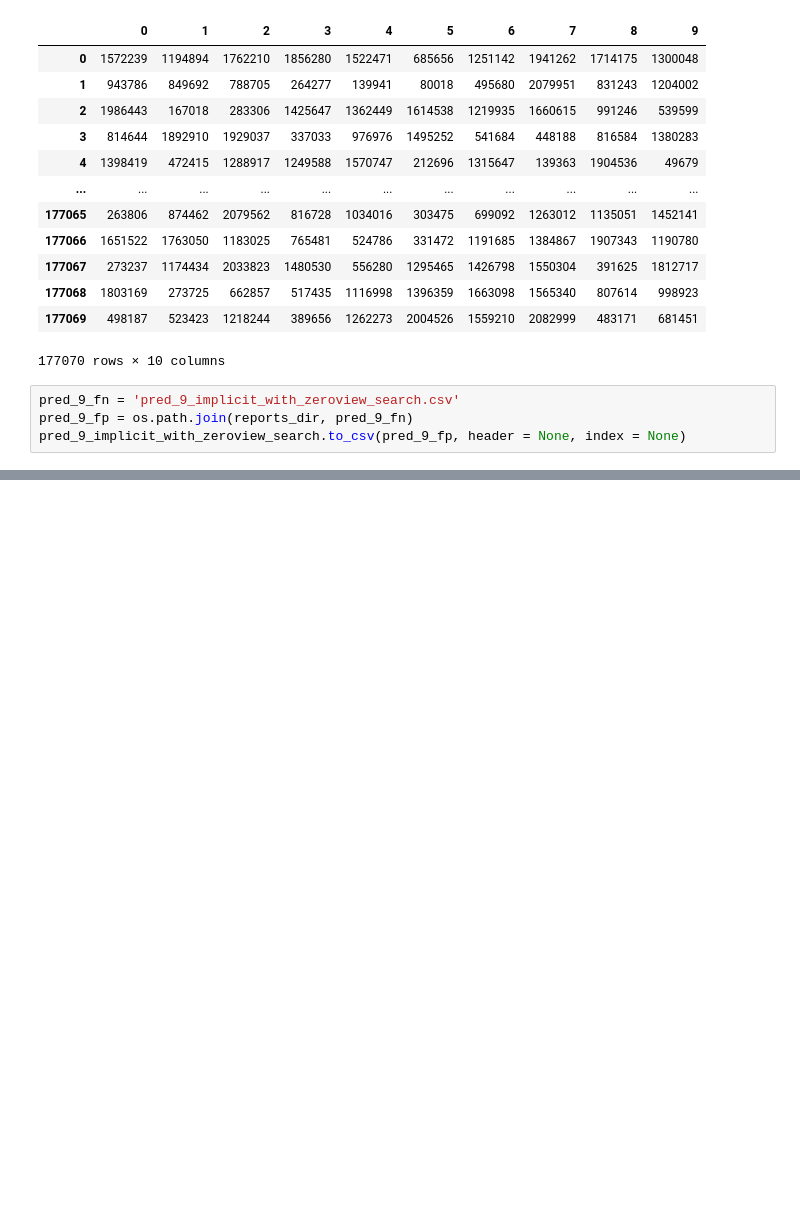
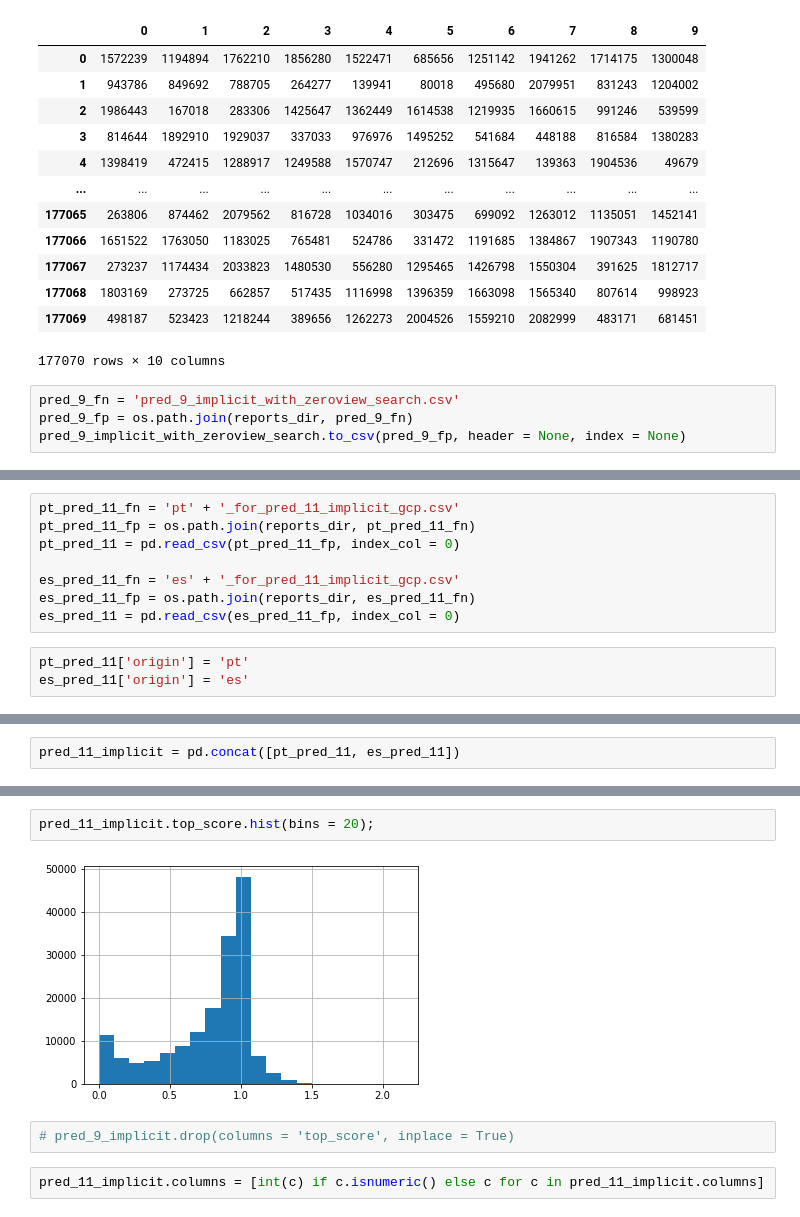
Before and after one commit to hitoshinagano/MercadoLibre_2020, a Jupyter notebook: notebooks/blender_implicit_with_search.ipynb, the cells around one changed output, grey strips where cells are left out. Drawn from its saved outputs; the diff is of its cells as text; blank space fills up the shorter version.

```diff
--- a/notebooks/blender_implicit_with_search.ipynb
+++ b/notebooks/blender_implicit_with_search.ipynb
@@ -462,0 +677,11 @@ pred_9_implicit_with_zeroview_search.to_csv(pred_9_fp, header = None, index = No
+# %%
+pt_pred_11_fn = 'pt' + '_for_pred_11_implicit_gcp.csv'
+pt_pred_11_fp = os.path.join(reports_dir, pt_pred_11_fn)
+pt_pred_11 = pd.read_csv(pt_pred_11_fp, index_col = 0)
+
+es_pred_11_fn = 'es' + '_for_pred_11_implicit_gcp.csv'
+es_pred_11_fp = os.path.join(reports_dir, es_pred_11_fn)
+es_pred_11 = pd.read_csv(es_pred_11_fp, index_col = 0)
+# %%
+pt_pred_11['origin'] = 'pt'
+es_pred_11['origin'] = 'es'
@@ -462,0 +697,2 @@ pred_9_implicit_with_zeroview_search.to_csv(pred_9_fp, header = None, index = No
+# %%
+pred_11_implicit = pd.concat([pt_pred_11, es_pred_11])
@@ -462,0 +715,8 @@ pred_9_implicit_with_zeroview_search.to_csv(pred_9_fp, header = None, index = No
+# %%
+pred_11_implicit.top_score.hist(bins = 20);
+# %% [output]
+[figure, added]
+# %%
+# pred_9_implicit.drop(columns = 'top_score', inplace = True)
+# %%
+pred_11_implicit.columns = [int(c) if c.isnumeric() else c for c in pred_11_implicit.columns]
```
Also changed, not shown: parts of 62 cells of this notebook, 8 other files.
